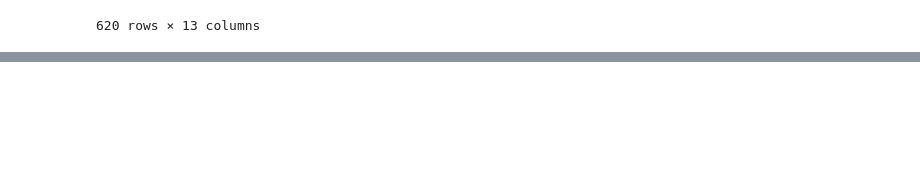
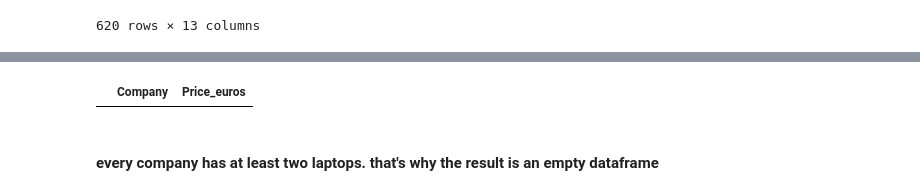
Before and after one commit to ashan24019/ML, a Jupyter notebook: Data Filtering/6.Find Duplicate Rows with the .duplicate() Method.ipynb, the cells around one changed output, grey strips where cells are left out. Drawn from its saved outputs; the diff is of its cells as text; code cells hidden in the pictures; blank space fills up the shorter version.

```diff
--- a/Data Filtering/6.Find Duplicate Rows with the .duplicate() Method.ipynb
+++ b/Data Filtering/6.Find Duplicate Rows with the .duplicate() Method.ipynb
@@ -78,0 +224,11 @@ df_laptops[duplicated].sort_values(['Product', "TypeName"])
+# %%
+# keep= "False"
+duplicated_false = df_laptops.duplicated("Company", keep=False)
+# %%
+# keep= "False"
+# show dataframe with non duplicated values in "Company" column
+df_laptops[~duplicated_false][['Company', 'Price_euros']]
+# %% [output]
+|  | Company | Price_euros |
+# %% [markdown]
+#### every company has at least two laptops. that's why the result is an empty dataframe
```
Also changed, not shown: parts of 12 cells of this notebook.
